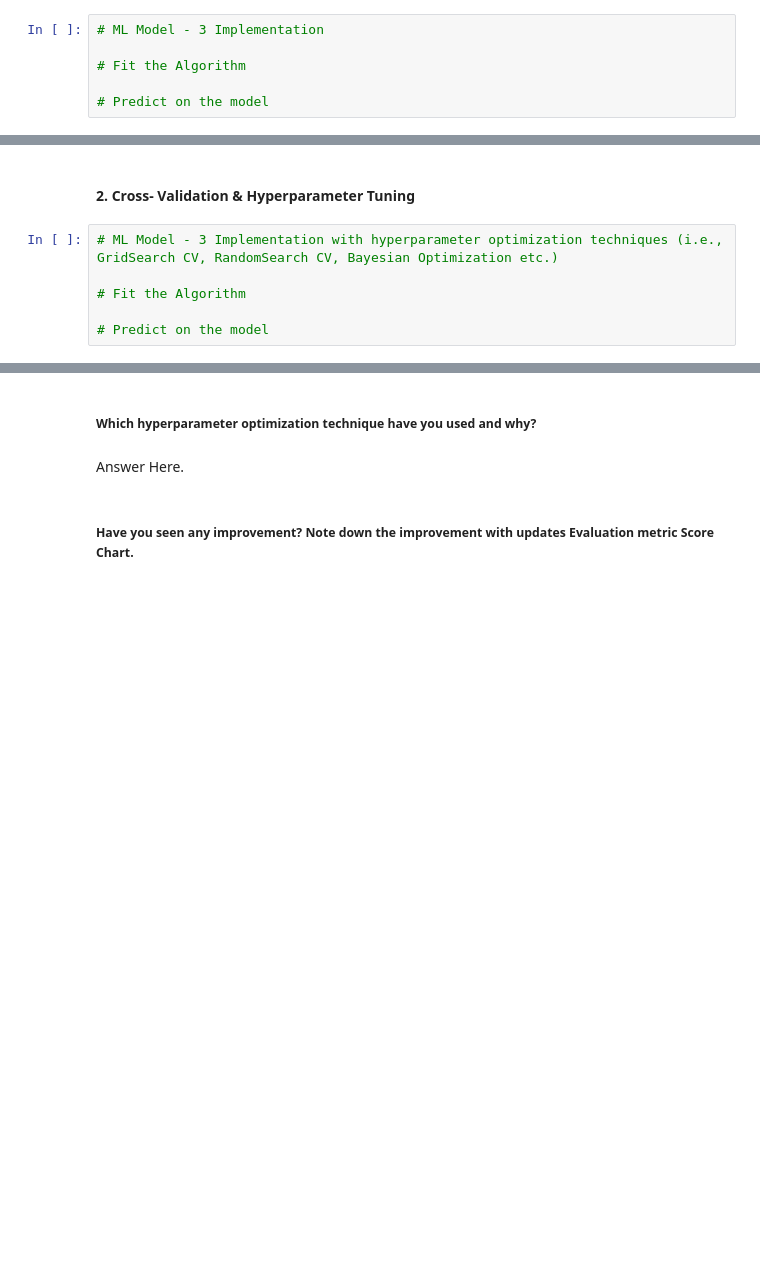
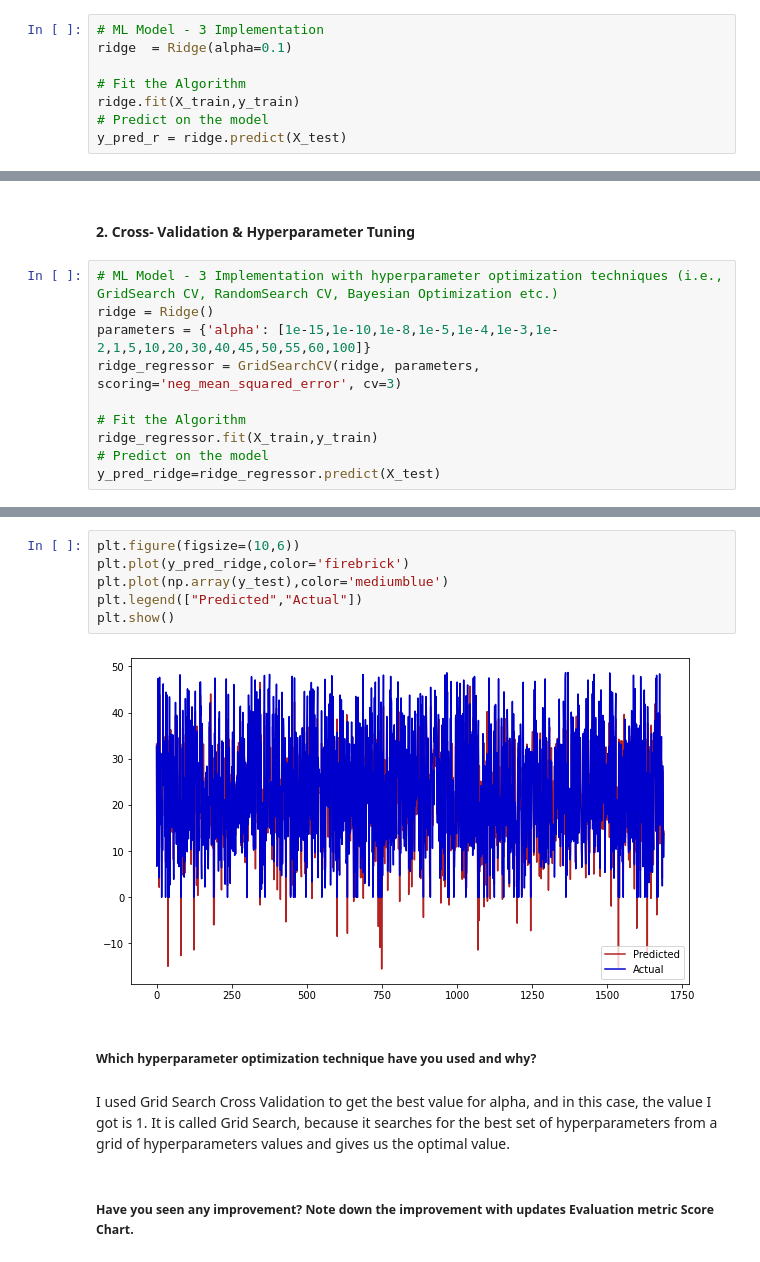
Before and after one commit to Sharath670/Linear-Regression-Capstone-Proj-2-, a Jupyter notebook: Capstone_Project_2(Linear_Regression).ipynb, the cells around one changed output, grey strips where cells are left out. Saved outputs shown, nothing was run; the diff lists cells and outputs as text; blank space fills up the shorter version.

```diff
--- a/Capstone_Project_2(Linear_Regression).ipynb
+++ b/Capstone_Project_2(Linear_Regression).ipynb
@@ -1189,7 +1190,9 @@ MAE: It is calculated by taking the absolute difference between the predicted va
 ### ML Model - 3 Ridge Regression
 # %%
 # ML Model - 3 Implementation
+ridge  = Ridge(alpha=0.1)
 
 # Fit the Algorithm
-
+ridge.fit(X_train,y_train)
 # Predict on the model
+y_pred_r = ridge.predict(X_test)
@@ -1201,7 +1223,11 @@ MAE: It is calculated by taking the absolute difference between the predicted va
 #### 2. Cross- Validation & Hyperparameter Tuning
 # %%
 # ML Model - 3 Implementation with hyperparameter optimization techniques (i.e., GridSearch CV, RandomSearch CV, Bayesian Optimization etc.)
+ridge = Ridge()
+parameters = {'alpha': [1e-15,1e-10,1e-8,1e-5,1e-4,1e-3,1e-2,1,5,10,20,30,40,45,50,55,60,100]}
+ridge_regressor = GridSearchCV(ridge, parameters, scoring='neg_mean_squared_error', cv=3)
 
 # Fit the Algorithm
-
+ridge_regressor.fit(X_train,y_train)
 # Predict on the model
+y_pred_ridge=ridge_regressor.predict(X_test)
@@ -1208,6 +1258,14 @@ MAE: It is calculated by taking the absolute difference between the predicted va
+# %%
+plt.figure(figsize=(10,6))
+plt.plot(y_pred_ridge,color='firebrick')
+plt.plot(np.array(y_test),color='mediumblue')
+plt.legend(["Predicted","Actual"])
+plt.show()
+# %% [output]
+[figure, added]
 # %% [markdown]
 ##### Which hyperparameter optimization technique have you used and why?
-# %% [markdown]
-Answer Here.
+# %% [markdown]
+I used Grid Search Cross Validation to get the best value for alpha, and in this case, the value I got is 1. It is called Grid Search, because it searches for the best set of hyperparameters from a grid of hyperparameters values and gives us the optimal value.
 # %% [markdown]
 ##### Have you seen any improvement? Note down the improvement with updates Evaluation metric Score Chart.
```
Also changed, not shown: parts of 17 cells of this notebook.
